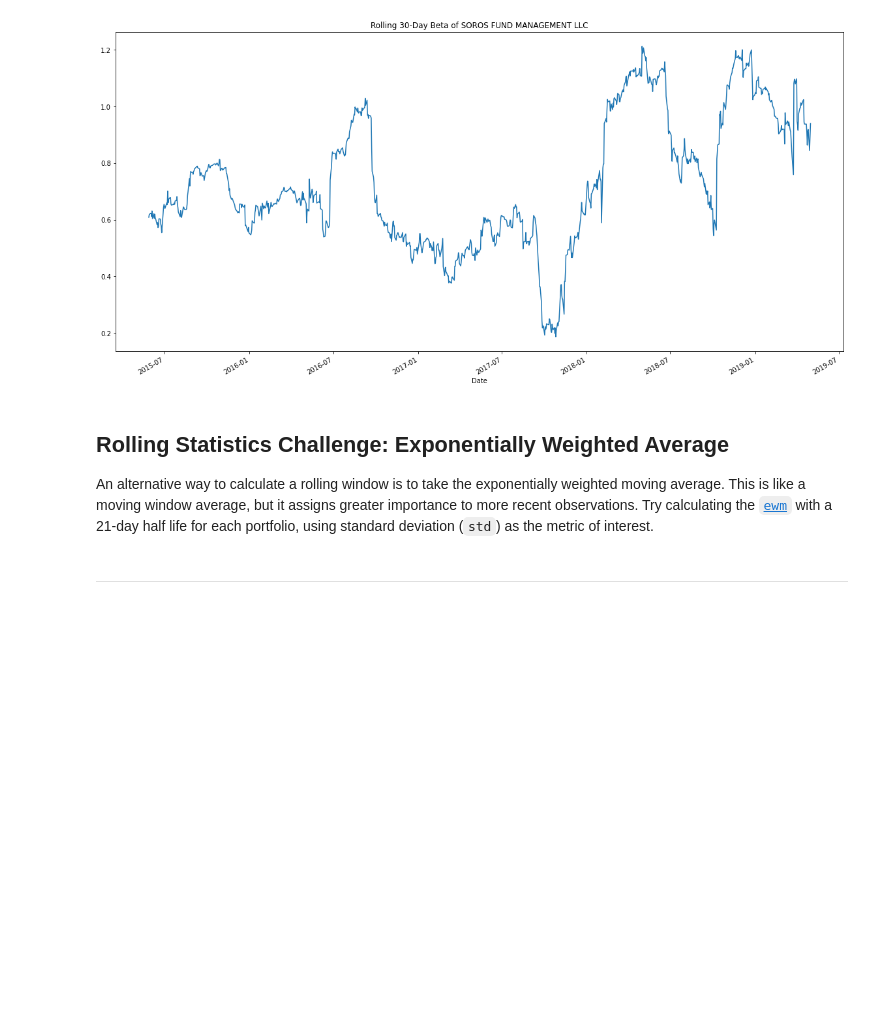
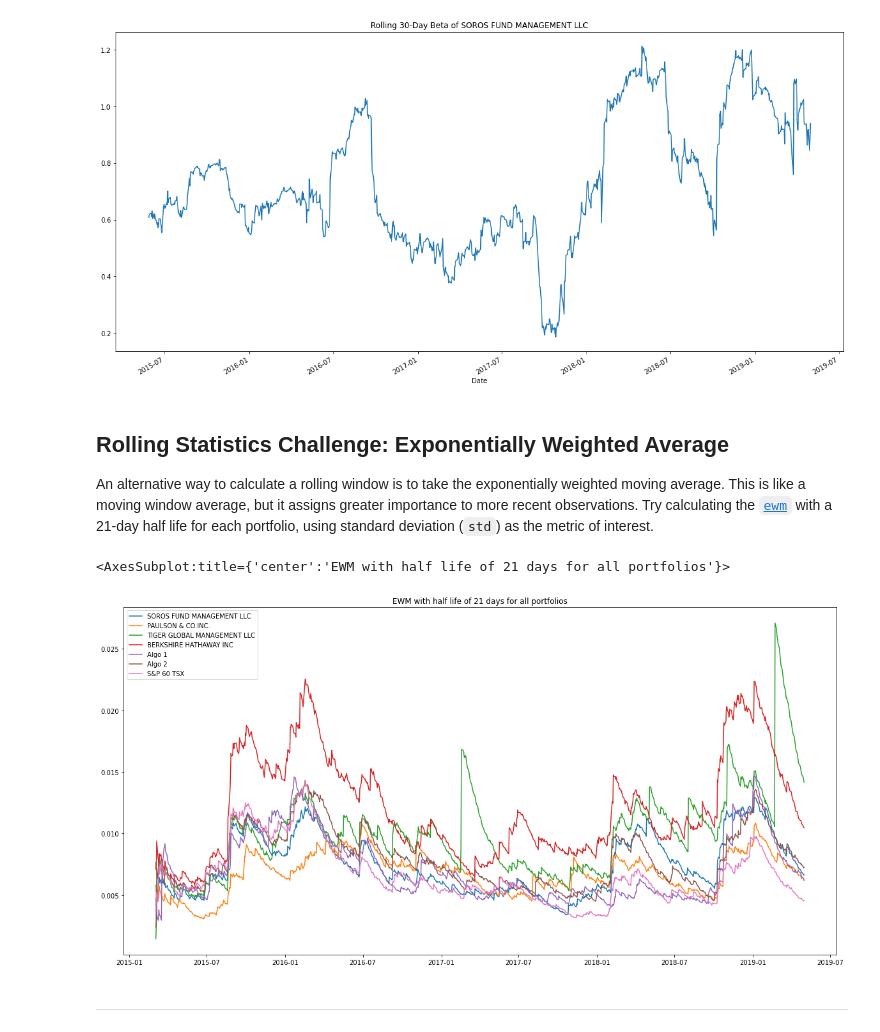
Before and after one commit to jigarlotia/Unit-4-Pandas-Homework, a Jupyter notebook: Notebook/whale_analysis.ipynb, the cells around one changed output. Cells and saved outputs as stored; diff of their text form; code cells hidden in the pictures; blank space fills up the shorter version.

```diff
--- a/Notebook/whale_analysis.ipynb
+++ b/Notebook/whale_analysis.ipynb
@@ -503,3 +501,10 @@ An alternative way to calculate a rolling window is to take the exponentially we
+# %%
+# Use `ewm` to calculate the rolling window
+rolling_ewm = all_daily_returns_df.ewm(halflife=21).std()
+rolling_ewm.plot(figsize=(20, 10), title='EWM with half life of 21 days for all portfolios')
+# %% [output]
+<AxesSubplot:title={'center':'EWM with half life of 21 days for all portfolios'}>
+[figure, added]
 # %% [markdown]
 ---
 # %% [markdown]
```
Also changed, not shown: parts of 1 cell of this notebook, 1 other file.
